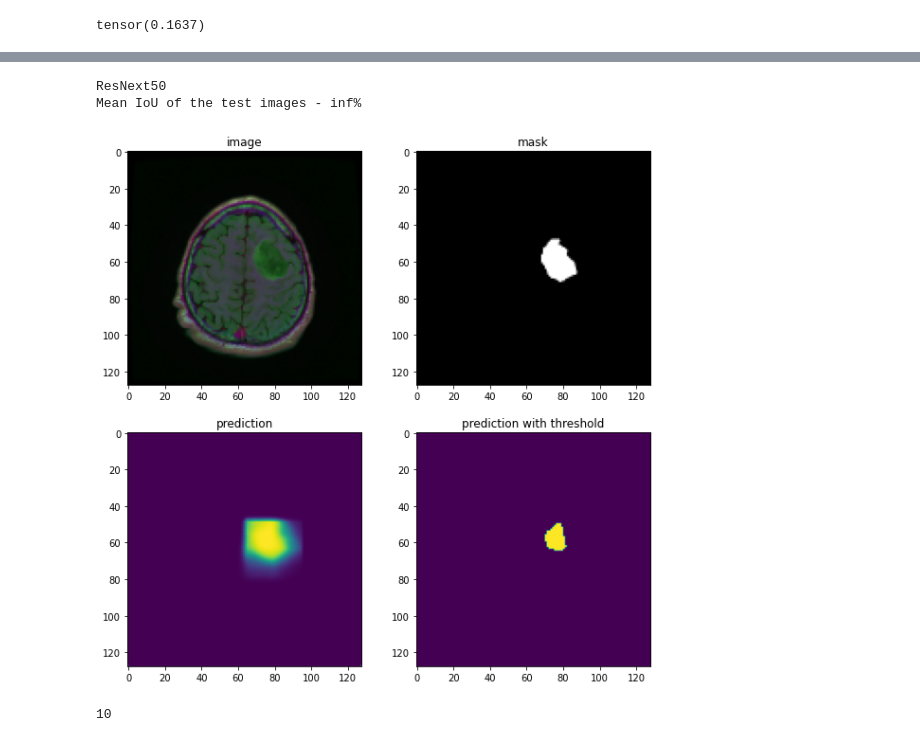
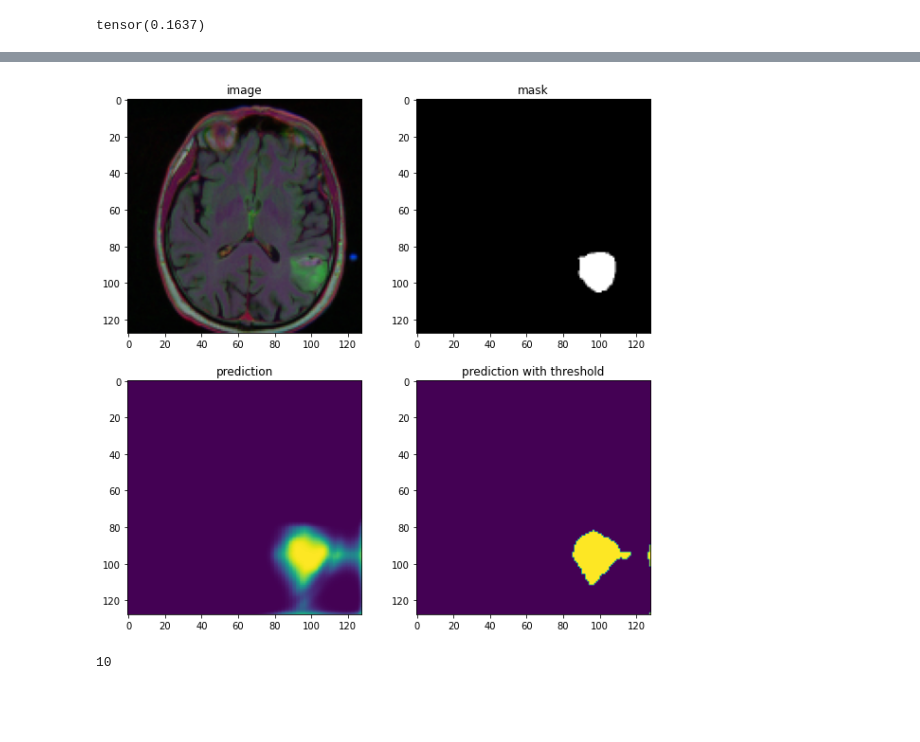
Before and after one commit to Man0j3/Image_processing_project, a Jupyter notebook: image_processing_project.ipynb, the cells around one changed output, grey strips where cells are left out. Drawn from its saved outputs; the diff is of its cells as text; code cells hidden in the pictures; blank space fills up the shorter version.

```diff
--- a/image_processing_project.ipynb
+++ b/image_processing_project.ipynb
@@ -946,43 +1021,44 @@ plot_model_history("UNet with ResNeXt50 backbone", rx50_th, rx50_vh, num_ep)
 # %%
-test_iou = compute_iou(rx50, test_dataloader)
-print(f"""ResNext50\nMean IoU of the test images - {np.around(test_iou, 2)*100}%""")
-# ResNext50
+# test_iou = compute_iou(rx50, test_dataloader)
+# print("test_iou",test_iou)
+# # test_iou = compute_iou(unet, test_dataloader)
+# # print(f"""UNet\nMean IoU of the test images - {np.around(test_iou, 2)*100}%""")
+# print(f"""ResNext50\nMean IoU of the test images - {np.around(test_iou, 2)*100}%""")
+# # ResNext50
-# %% [output]
-ResNext50
-Mean IoU of the test images - inf%
 # %%
 # image
-test_sample = test_df[test_df["diagnosis"] == 1].sample(1).values[0]
+test_sample = test_df[test_df["diagnosis"] == 1].sample(4).values[0]
 image = cv2.resize(cv2.imread(test_sample[1]), (128, 128))
 
 #mask
 mask = cv2.resize(cv2.imread(test_sample[2]), (128, 128))
 
 # pred
 pred = torch.tensor(image.astype(np.float32) / 255.).unsqueeze(0).permute(0,3,1,2)
 pred = rx50(pred.to(device))
+# pred = unet(pred.to(device))
 pred = pred.detach().cpu().numpy()[0,0,:,:]
 
 # pred with tshd
 pred_t = np.copy(pred)
 pred_t[np.nonzero(pred_t < 0.3)] = 0.0
 pred_t[np.nonzero(pred_t >= 0.3)] = 255.#1.0
 pred_t = pred_t.astype("uint8")
 
 # plot
 fig, ax = plt.subplots(nrows=2,  ncols=2, figsize=(10, 10))
 
 ax[0, 0].imshow(image)
 ax[0, 0].set_title("image")
 ax[0, 1].imshow(mask)
 ax[0, 1].set_title("mask")
 ax[1, 0].imshow(pred)
 ax[1, 0].set_title("prediction")
 ax[1, 1].imshow(pred_t)
 ax[1, 1].set_title("prediction with threshold")
 plt.show()
 # %% [output]
-[figure, old version]
+[figure, new version]
 # %%
 # print(test_df[test_df["diagnosis"] == 1].sample(5))
 test_samples = test_df[test_df["diagnosis"] == 1].sample(10).values
```
Also changed, not shown: parts of 26 cells of this notebook.
